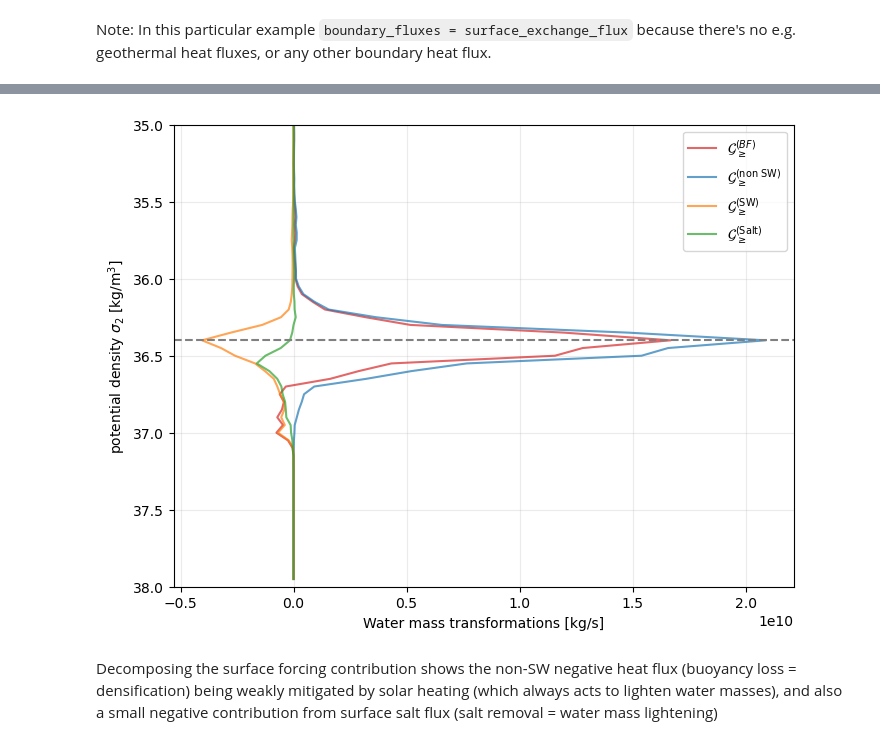
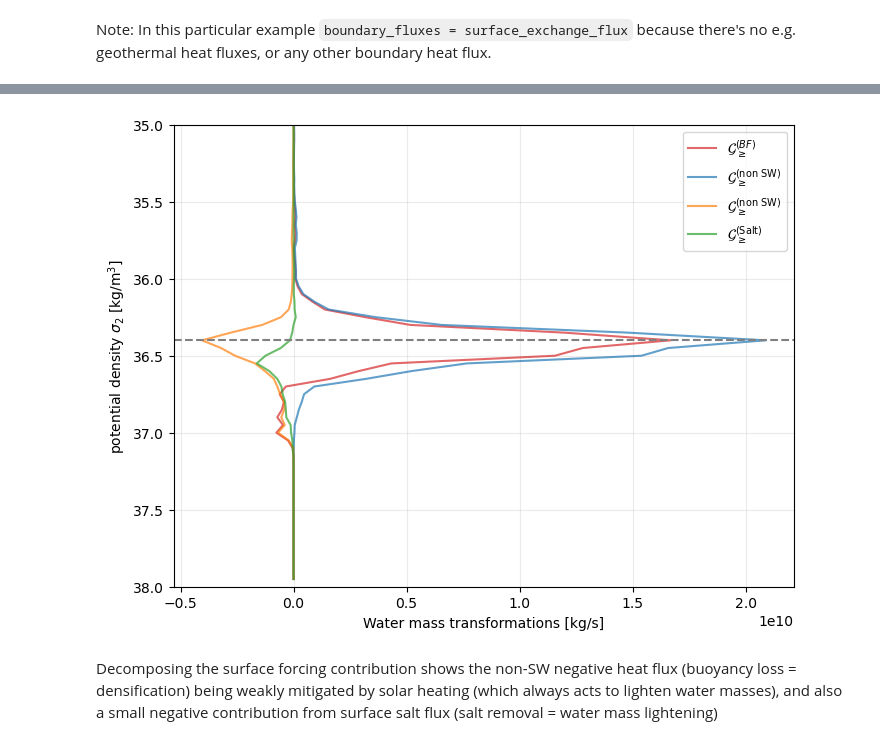
Before and after one commit to hdrake/xwmb_examples, a Jupyter notebook: examples/SOSE.ipynb, the cells around one changed output, grey strips where cells are left out. Cells and saved outputs as stored; diff of their text form; code cells hidden in the pictures.

Commit message:
Show decompose error

```diff
--- a/examples/SOSE.ipynb
+++ b/examples/SOSE.ipynb
@@ -294,7 +335,7 @@ with warnings.catch_warnings():
     wmb = xwmb.WaterMassBudget(
         grid,
         xbudget_dict,
-        decompose="heat_rhs_sum_surface_exchange_flux" # Tell xWMB to explicitly decompose this term into its summed components
+        decompose=["surface_exchange_flux"] # Tell xWMB to explicitly decompose this term into its summed components
     )                                                    #   !!! This must be a list !!!
     wmb.assert_zero_transport = False
 
@@ -307,7 +368,7 @@ Here we circumvent a minor bug in the decompose functionality that should be fix
 """
 
 # recompute surface_exchange_flux from the different terms
-wmt["surface_exchange_flux"] = wmt.surface_exchange_flux_salt + wmt.surface_exchange_flux_non_short_wave_heat + wmt.surface_exchange_flux_short_wave_heat
+#wmt["surface_exchange_flux"] = wmt.surface_exchange_flux_salt_flux + wmt.surface_exchange_flux_non_short_wave_heat + wmt.surface_exchange_flux_short_wave_heat
 
 # boundary_fluxes is equal to surface_exchange_flux because there's no other boundary flux (there could be e.g. geothermal)
-wmt["boundary_fluxes"] = wmt.surface_exchange_flux
+#wmt["boundary_fluxes"] = wmt.surface_exchange_flux
@@ -338,24 +422,24 @@ Note: In this particular example `boundary_fluxes = surface_exchange_flux` becau
 # %%
 # Let's look at the decomposition of the boundary fluxes:
 
 plt.figure(figsize=(8,6))
 
 kwargs = {"alpha":0.7, "lw":1.5}
 
 plt.plot( wmt.boundary_fluxes, wmt.sigma2_l_target, color="tab:red", label=r"$\mathcal{G}^{(BF)}_{\geq}$",**kwargs)
 plt.plot( wmt.surface_exchange_flux_non_short_wave_heat, wmt.sigma2_l_target, label=r"$\mathcal{G}^{(\text{non SW})}_{\geq}$",**kwargs)
-plt.plot( wmt.surface_exchange_flux_short_wave_heat, wmt.sigma2_l_target, label=r"$\mathcal{G}^{(\text{SW})}_{\geq}$",**kwargs)
-plt.plot( wmt.surface_exchange_flux_salt, wmt.sigma2_l_target, label=r"$\mathcal{G}^{(\text{Salt})}_{\geq}$",**kwargs)
+plt.plot( wmt.surface_exchange_flux_short_wave_heat, wmt.sigma2_l_target, label=r"$\mathcal{G}^{(\text{non SW})}_{\geq}$",**kwargs)
+plt.plot( wmt.surface_exchange_flux_salt_flux, wmt.sigma2_l_target, label=r"$\mathcal{G}^{(\text{Salt})}_{\geq}$",**kwargs)
 
 plt.axhline(36.4, color="grey", linestyle="dashed")
 
 plt.legend(loc="upper right")
 plt.grid(True, alpha=0.25)
 plt.ylabel(r"potential density $\sigma_{2}$ [kg/m$^{3}$]");
 plt.xlabel("Water mass transformations [kg/s]")
 plt.ylim(38, 35);
 # %% [output]
-[figure, old version]
+[figure, new version]
 # %% [markdown]
 Decomposing the surface forcing contribution shows the non-SW negative heat flux (buoyancy loss = densification) being weakly mitigated by solar heating (which always acts to lighten water masses), and also a small negative contribution from surface salt flux (salt removal = water mass lightening)
 # %% [markdown]
```
Also changed, not shown: parts of 6 cells of this notebook, 1 other file.
